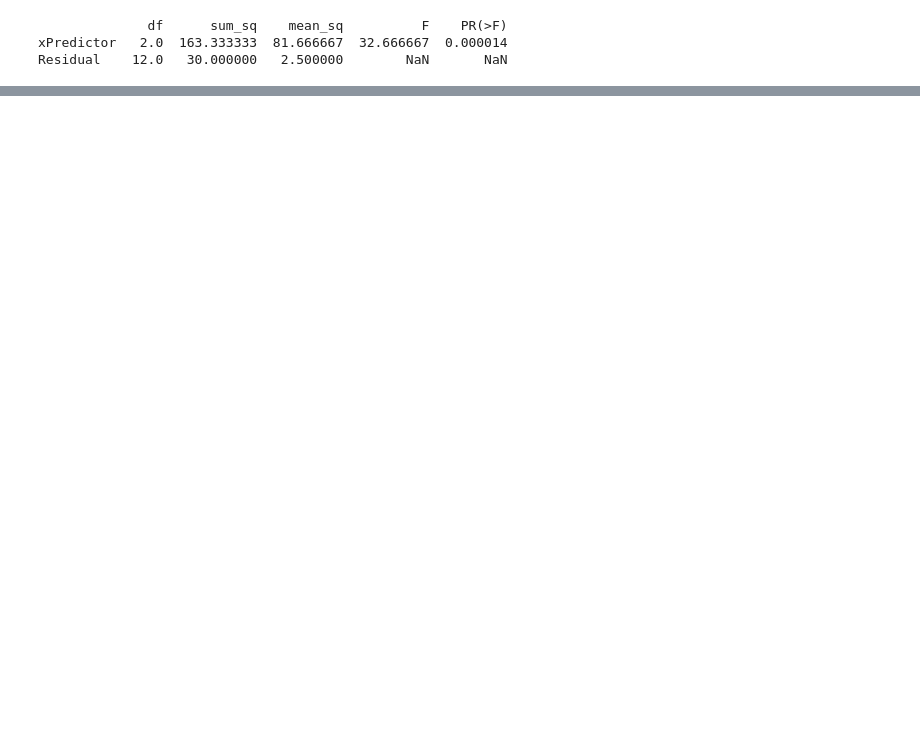
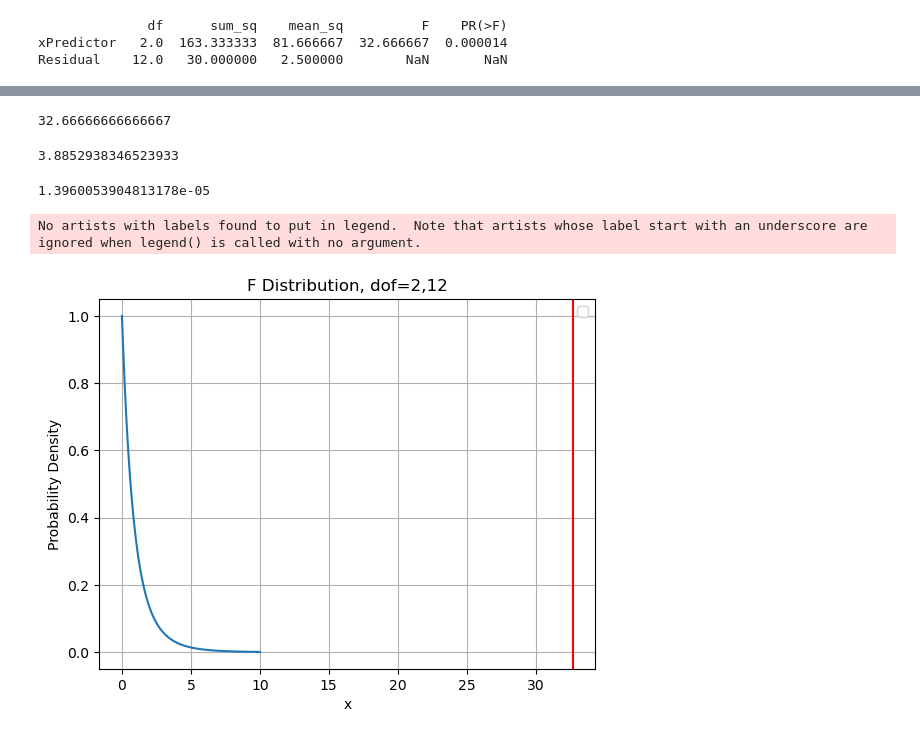
Before and after one commit to cbassim/Statistical-Computing-Sandbox, a Jupyter notebook: It'sAllLinearModels/ANOVA&TTest.ipynb, the cells around one changed output, grey strips where cells are left out. Drawn from its saved outputs; the diff is of its cells as text; code cells hidden in the pictures; blank space fills up the shorter version.

```diff
--- a/It'sAllLinearModels/ANOVA&TTest.ipynb
+++ b/It'sAllLinearModels/ANOVA&TTest.ipynb
@@ -349,3 +394,47 @@ Residual    12.0   30.000000   2.500000        NaN       NaN
+# %%
+F_statistic=(SSTreatments/(3-1)) / (SSError/(3*(5-1)))
+F_statistic
+# %% [output]
+32.66666666666667
+# %%
+from scipy.stats import f
+# critical value of F for 0.05 (upper tailed one-tailed test)
+# F-statistic is more extreme than critical value under F-distribution, so reject that
+# the treatment means are the same
+f.ppf(0.95,2,12)
+# %% [output]
+3.8852938346523933
+# %%
+# p-value for F-statistic
+# the p-value is less than our alpha value cutoff of 0.05, so we reject the null hypothesis,
+# and conclude that there is evidence for a difference in treatment means
+# This is equivalent to stating that the intercept shift of the linear model as a treament
+# effects model (with the treatment effect being referenced coded) is significant or that
+# the slope coefficients are significnatly different from 0.
+f.sf(F_statistic,2,12)
+# %% [output]
+1.3960053904813178e-05
+# %%
+from scipy.stats import f
+
+# Parameters
+x = np.linspace(0, 10, 100)  # range of x values
+
+#  PDF
+pdf = f.pdf(x, 2,12)
+
+# Plotting
+plt.plot(x, pdf)
+plt.axvline(x=32.7,color='red')
+plt.title('F Distribution, dof=2,12')
+plt.xlabel('x')
+plt.ylabel('Probability Density')
+plt.legend()
+plt.grid()
+plt.show()
+# %% [output]
+No artists with labels found to put in legend.  Note that artists whose label start with an underscore are ignored when legend() is called with no argument.
+[figure, added]
 # %%
 import pandas as pd
 import matplotlib.pyplot as plt
```
Also changed, not shown: parts of 11 cells of this notebook.
